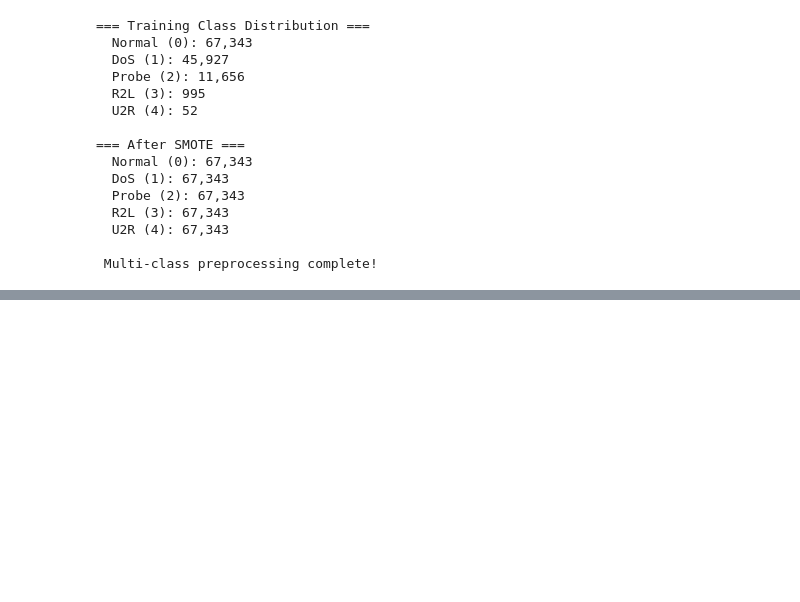
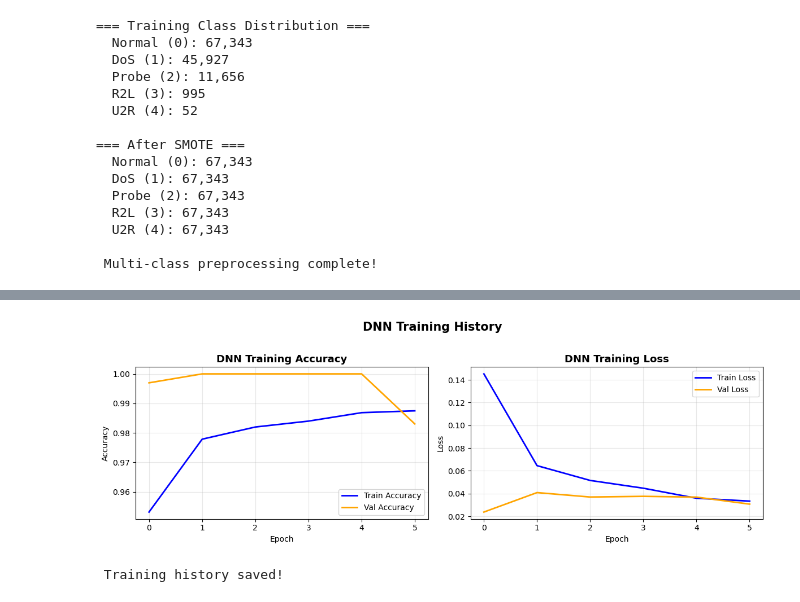
Before and after one commit to emmanuelakwasi/intrusionDetection, a Jupyter notebook: notebooks/exploration.ipynb, the cells around one changed output, grey strips where cells are left out. Saved outputs shown, nothing was run; the diff lists cells and outputs as text; code cells hidden in the pictures; blank space fills up the shorter version.

Commit message:
Add results charts and notebook updates

```diff
--- a/notebooks/exploration.ipynb
+++ b/notebooks/exploration.ipynb
@@ -362,3 +358,36 @@ F1-Score:  0.7286
 weighted avg       0.80      0.76      0.73     22544
 [figure]
 DNN confusion matrix saved!
+# %%
+fig, (ax1, ax2) = plt.subplots(1, 2, figsize=(12, 4))
+
+# Accuracy plot
+ax1.plot(history.history['accuracy'],
+         label='Train Accuracy', color='blue', linewidth=2)
+ax1.plot(history.history['val_accuracy'],
+         label='Val Accuracy', color='orange', linewidth=2)
+ax1.set_title('DNN Training Accuracy', fontsize=13, fontweight='bold')
+ax1.set_xlabel('Epoch')
+ax1.set_ylabel('Accuracy')
+ax1.legend()
+ax1.grid(True, alpha=0.3)
+
+# Loss plot
+ax2.plot(history.history['loss'],
+         label='Train Loss', color='blue', linewidth=2)
+ax2.plot(history.history['val_loss'],
+         label='Val Loss', color='orange', linewidth=2)
+ax2.set_title('DNN Training Loss', fontsize=13, fontweight='bold')
+ax2.set_xlabel('Epoch')
+ax2.set_ylabel('Loss')
+ax2.legend()
+ax2.grid(True, alpha=0.3)
+
+plt.suptitle('DNN Training History', fontsize=15, fontweight='bold', y=1.02)
+plt.tight_layout()
+plt.savefig("../results/dnn_training_history.png", bbox_inches='tight')
+plt.show()
+print(" Training history saved!")
+# %% [output]
+[figure, added]
+ Training history saved!
```
Also changed, not shown: parts of 8 cells of this notebook, 4 other files.
